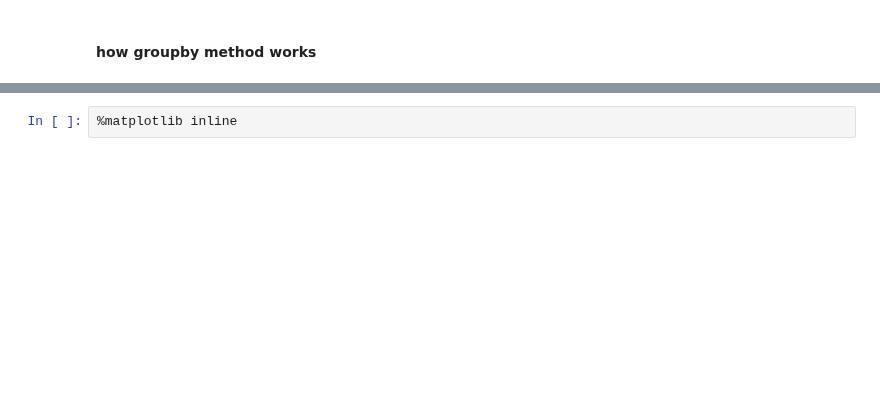
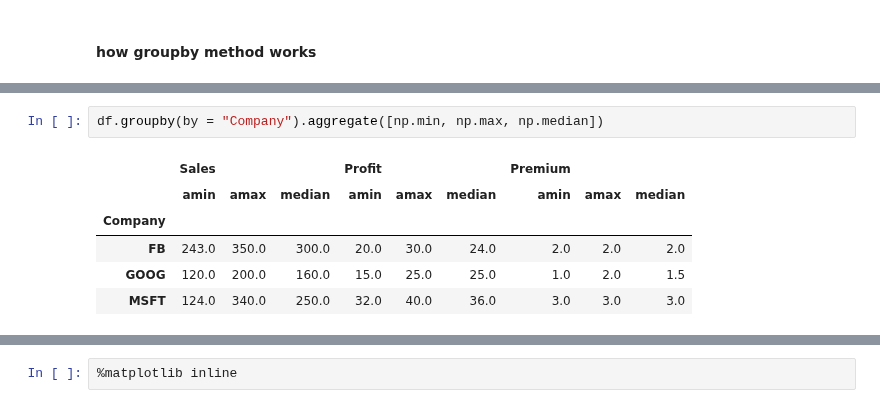
Before and after one commit to GurkanGitHub/Python, a Jupyter notebook: pandas_df_methods.ipynb, the cells around one changed output, grey strips where cells are left out. Drawn from its saved outputs; the diff is of its cells as text; blank space fills up the shorter version.

```diff
--- a/pandas_df_methods.ipynb
+++ b/pandas_df_methods.ipynb
@@ -843,0 +640,9 @@ drinks.groupby("continent").mean()
+# %%
+df.groupby(by = "Company").aggregate([np.min, np.max, np.median])
+# %% [output]
+|  | Sales |  |  | Profit |  |  | Premium |  |  |
+|  | amin | amax | median | amin | amax | median | amin | amax | median |
+| Company |  |  |  |  |  |  |  |  |  |
+| FB | 243.0 | 350.0 | 300.0 | 20.0 | 30.0 | 24.0 | 2.0 | 2.0 | 2.0 |
+| GOOG | 120.0 | 200.0 | 160.0 | 15.0 | 25.0 | 25.0 | 1.0 | 2.0 | 1.5 |
+| MSFT | 124.0 | 340.0 | 250.0 | 32.0 | 40.0 | 36.0 | 3.0 | 3.0 | 3.0 |
```
Also changed, not shown: parts of 114 cells of this notebook, 12 other files.
